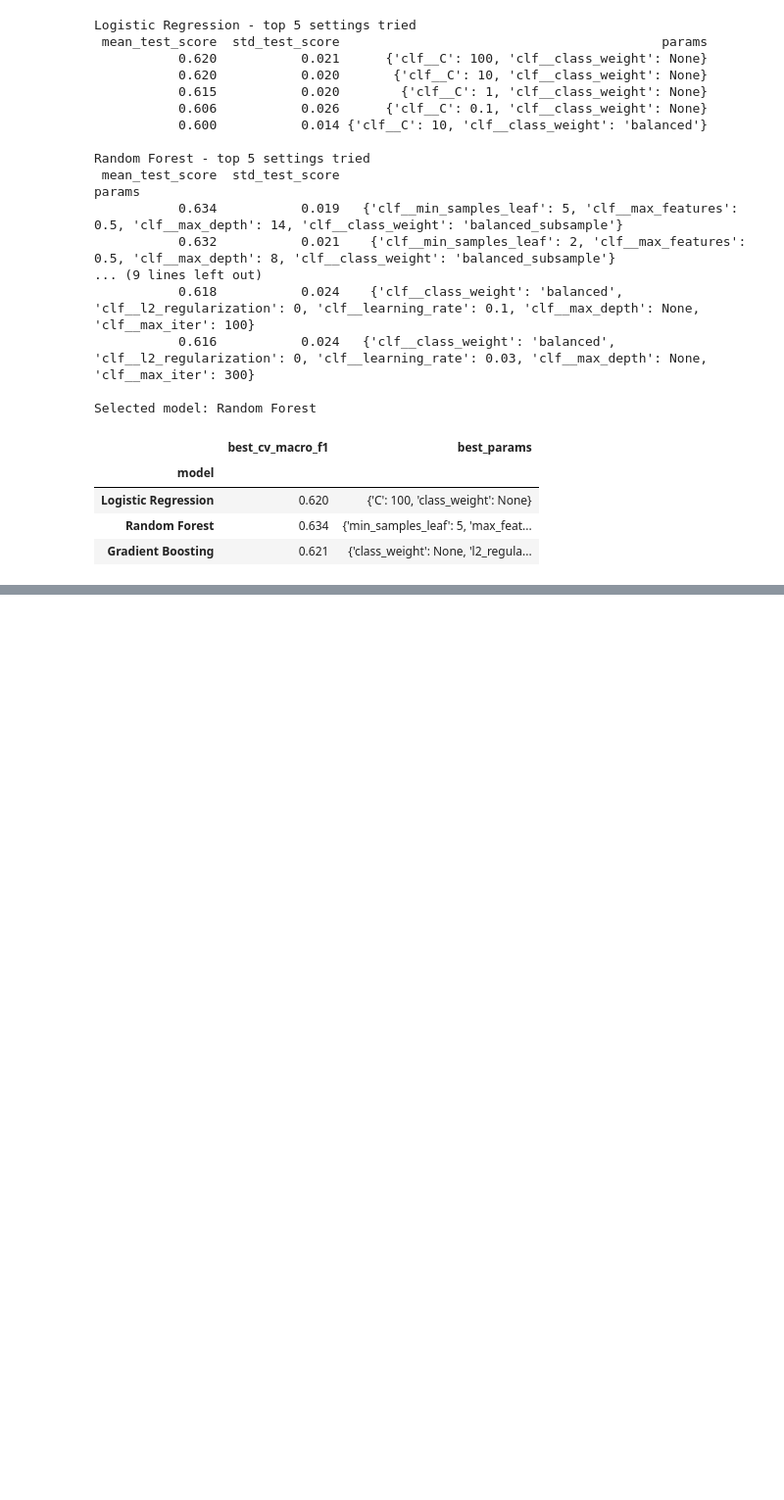
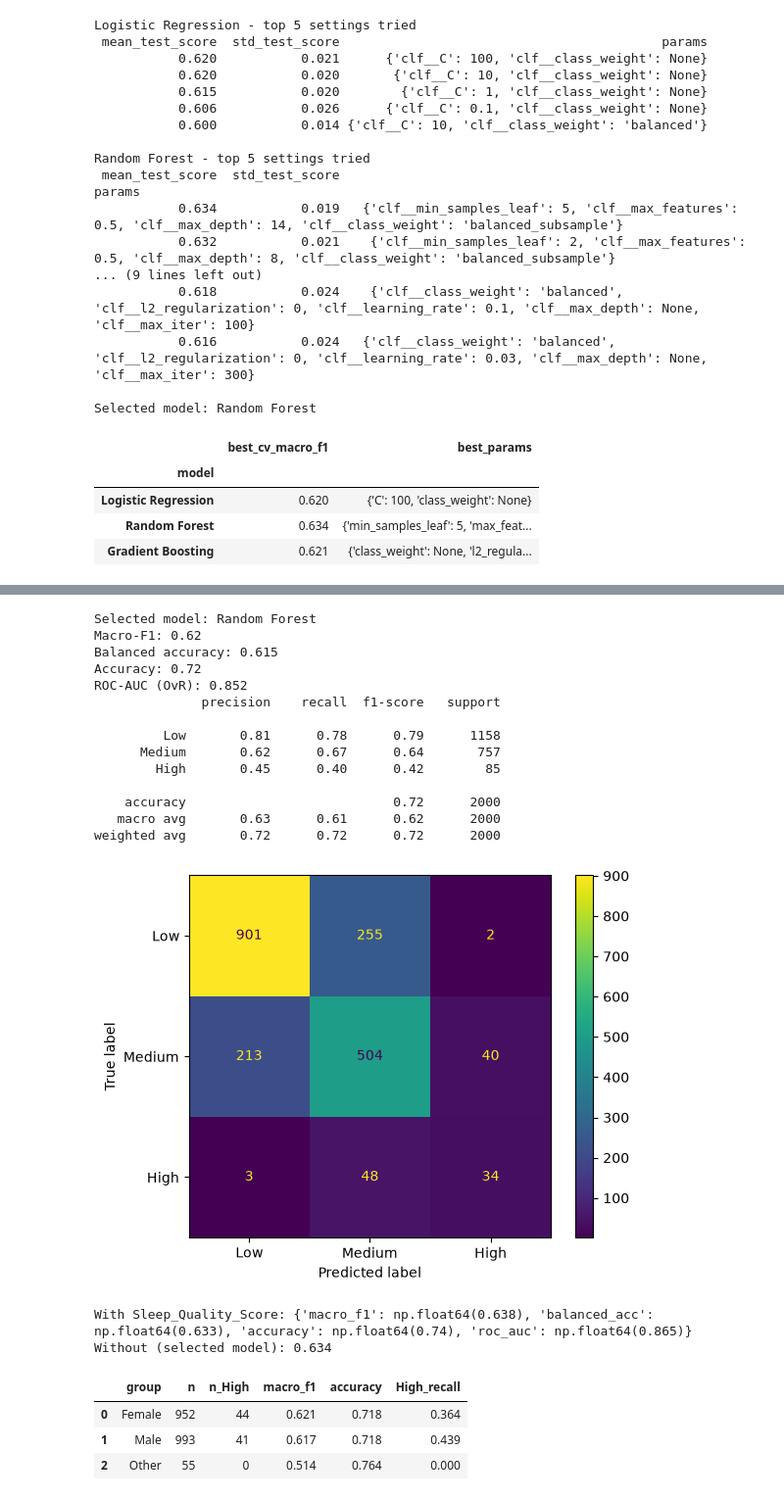
Before and after one commit to Mykkey/Wearable-Tech-Stress-Project, a Jupyter notebook: notebooks/01_data_audit_and_baseline.ipynb, the cells around one changed output, grey strips where cells are left out. Shown at 98% size. Saved outputs shown, nothing was run; the diff lists cells and outputs as text; code cells hidden in the pictures; blank space fills up the shorter version.

```diff
--- a/notebooks/01_data_audit_and_baseline.ipynb
+++ b/notebooks/01_data_audit_and_baseline.ipynb
@@ -437,0 +532,58 @@ Selected model: Random Forest
+# %%
+y_pred = final_model.predict(X_test)
+proba = final_model.predict_proba(X_test)
+
+print("Selected model:", best_name)
+print("Macro-F1:", round(f1_score(y_test, y_pred, average = "macro"), 3))
+print("Balanced accuracy:", round(balanced_accuracy_score(y_test, y_pred), 3))
+print("Accuracy:", round(accuracy_score(y_test, y_pred), 3))
+print("ROC-AUC (OvR):", round(roc_auc_score(y_test, proba, multi_class = "ovr", labels = final_model.classes_), 3))
+print(classification_report(y_test, y_pred, labels = ["Low", "Medium", "High"], zero_division = 0))
+ConfusionMatrixDisplay.from_predictions(y_test, y_pred, labels = ["Low", "Medium", "High"])
+plt.show()
+# %% [output]
+Selected model: Random Forest
+Macro-F1: 0.62
+Balanced accuracy: 0.615
+Accuracy: 0.72
+ROC-AUC (OvR): 0.852
+              precision    recall  f1-score   support
+
+         Low       0.81      0.78      0.79      1158
+      Medium       0.62      0.67      0.64       757
+        High       0.45      0.40      0.42        85
+
+    accuracy                           0.72      2000
+   macro avg       0.63      0.61      0.62      2000
+weighted avg       0.72      0.72      0.72      2000
+[figure, added]
+# %%
+def make_preprocess(nc, cc):
+    return ColumnTransformer([
+        ("numeric", Pipeline([("imputer", SimpleImputer(strategy = "median")), ("scaler", StandardScaler())]), nc),
+        ("categorical", Pipeline([("imputer", SimpleImputer(strategy = "most_frequent")), ("encoder", OneHotEncoder(handle_unknown = "ignore"))]), cc)
+    ])
+
+X_sens = df.drop(columns = [target, "User_ID"]).loc[X_train.index]
+pipe_sens = Pipeline([("prep", make_preprocess(num_cols + ["Sleep_Quality_Score"], cat_cols)),
+                      ("clf", clone(final_model.named_steps["clf"]))])
+r = cross_validate(pipe_sens, X_sens, y_train, cv = cv, scoring = scoring)
+print("With Sleep_Quality_Score:", {k: round(r["test_" + k].mean(), 3) for k in scoring})
+print("Without (selected model):", round(tuned[best_name].best_score_, 3))
+# %% [output]
+With Sleep_Quality_Score: {'macro_f1': np.float64(0.638), 'balanced_acc': np.float64(0.633), 'accuracy': np.float64(0.74), 'roc_auc': np.float64(0.865)}
+Without (selected model): 0.634
+# %%
+rows = []
+for grp in ["Female", "Male", "Other"]:
+    m = (X_test["Gender"] == grp).values
+    rows.append({"group": grp, "n": int(m.sum()), "n_High": int((y_test[m] == "High").sum()),
+                 "macro_f1": round(f1_score(y_test[m], y_pred[m], average = "macro"), 3),
+                 "accuracy": round(accuracy_score(y_test[m], y_pred[m]), 3),
+                 "High_recall": round(recall_score(y_test[m], y_pred[m], labels = ["High"], average = None, zero_division = 0)[0], 3)})
+pd.DataFrame(rows)
+# %% [output]
+|  | group | n | n_High | macro_f1 | accuracy | High_recall |
+| 0 | Female | 952 | 44 | 0.621 | 0.718 | 0.364 |
+| 1 | Male | 993 | 41 | 0.617 | 0.718 | 0.439 |
+| 2 | Other | 55 | 0 | 0.514 | 0.764 | 0.000 |
```
Also changed, not shown: parts of 6 cells of this notebook.
